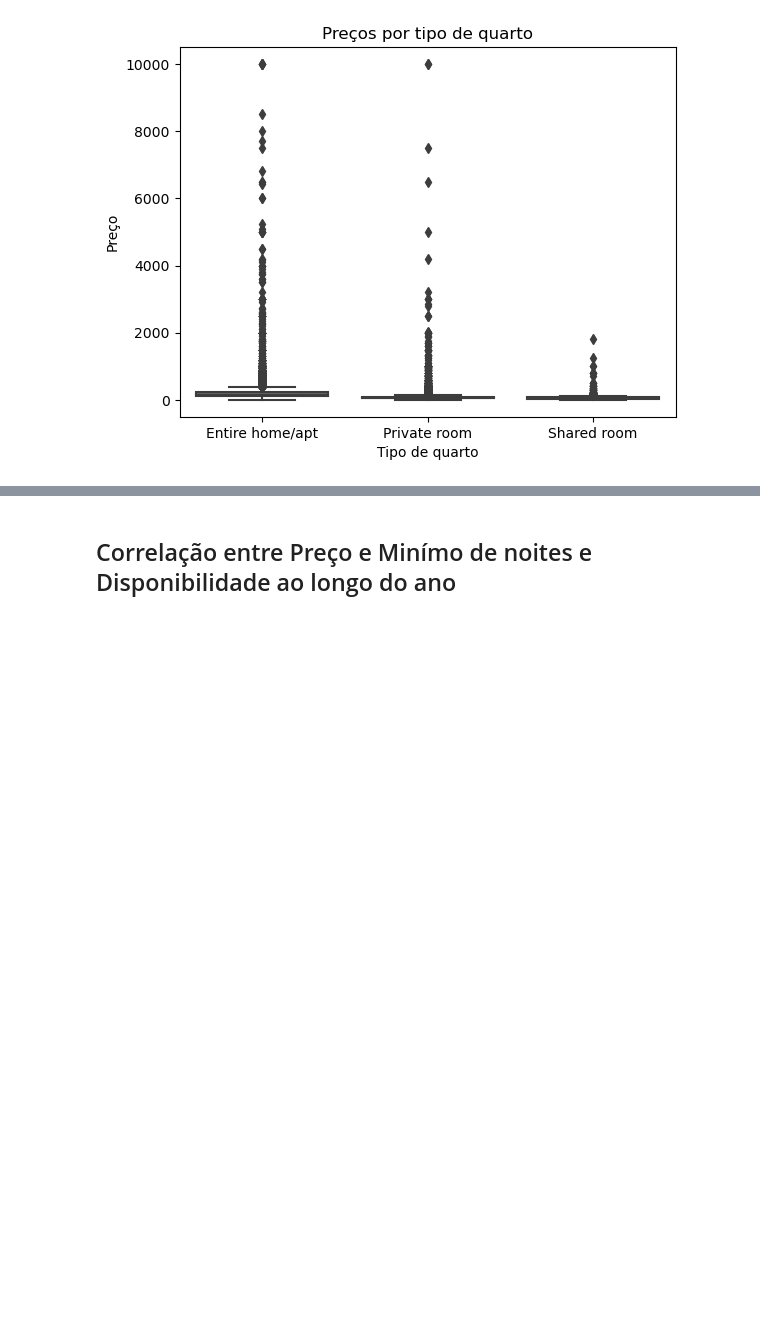
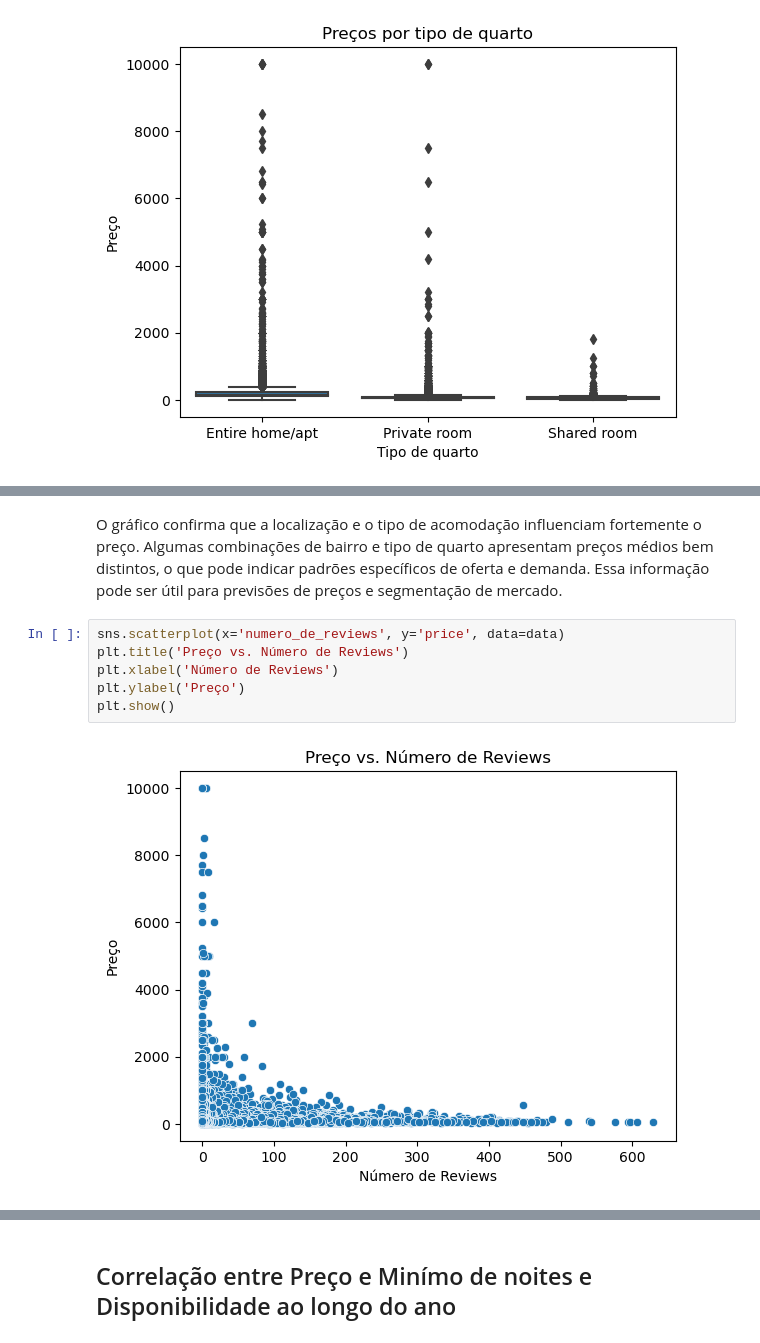
Before and after one commit to wellisonS/lighthouse-data-science, a Jupyter notebook: EDA.ipynb, the cells around one changed output, grey strips where cells are left out. Cells and saved outputs as stored; diff of their text form; blank space fills up the shorter version.

Commit message:
Adicionando comentários técnicos sobre os gráficos e boxplots.

```diff
--- a/EDA.ipynb
+++ b/EDA.ipynb
@@ -109,0 +130,10 @@ plt.show()
+# %% [markdown]
+O gráfico confirma que a localização e o tipo de acomodação influenciam fortemente o preço. Algumas combinações de bairro e tipo de quarto apresentam preços médios bem distintos, o que pode indicar padrões específicos de oferta e demanda. Essa informação pode ser útil para previsões de preços e segmentação de mercado.
+# %%
+sns.scatterplot(x='numero_de_reviews', y='price', data=data)
+plt.title('Preço vs. Número de Reviews')
+plt.xlabel('Número de Reviews')
+plt.ylabel('Preço')
+plt.show()
+# %% [output]
+[figure, added]
```
Also changed, not shown: parts of 6 cells of this notebook.
